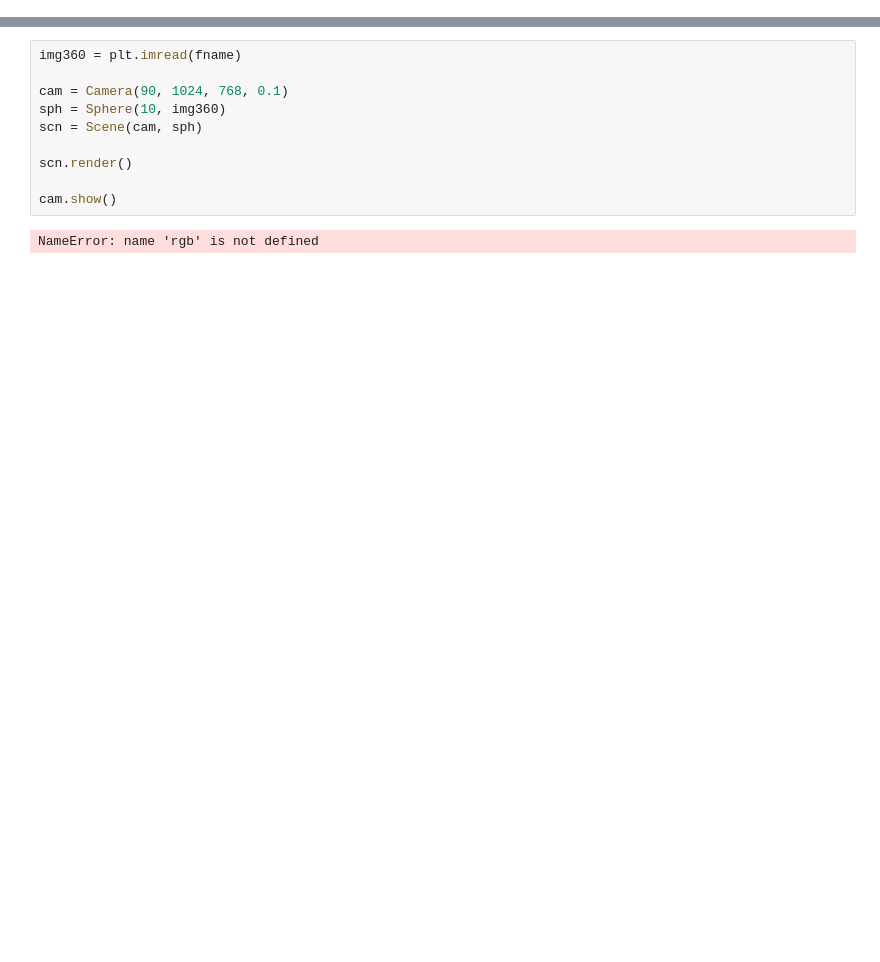
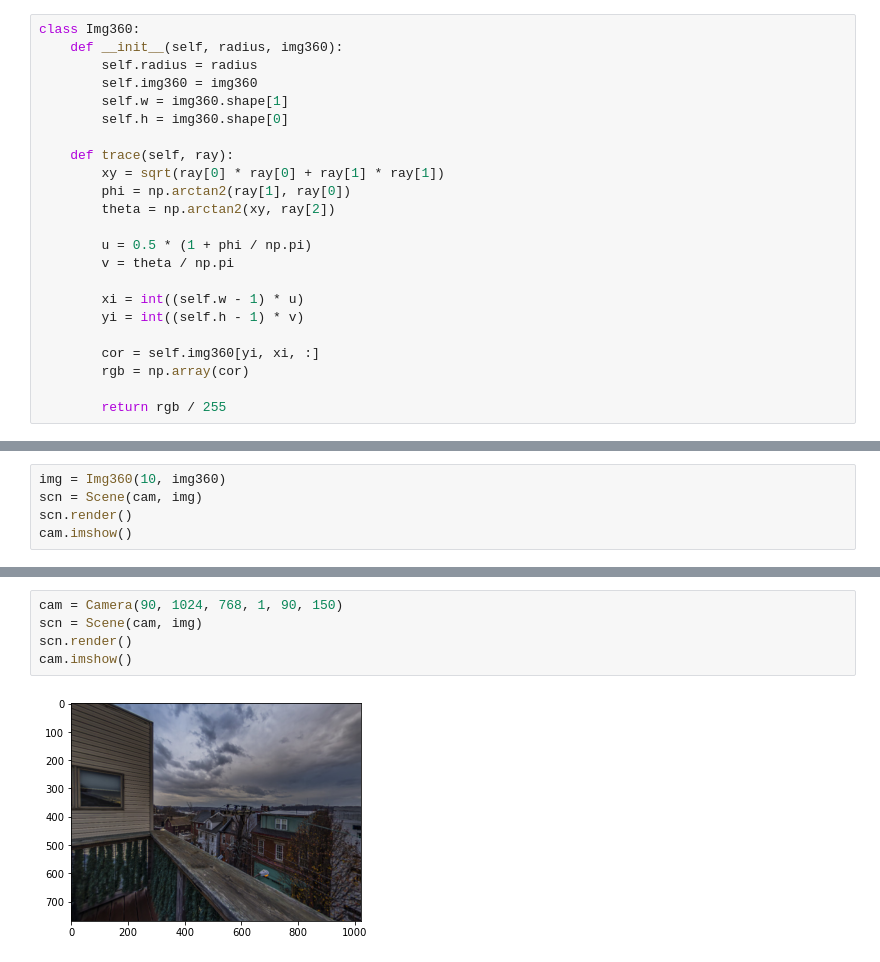
Before and after one commit to doublejv/INF1761-Computacao_Grafica, a Jupyter notebook: trab3/CG21_T3_Imagem360_JoaoVictorGalindo.ipynb, the cells around one changed output, grey strips where cells are left out. Cells and saved outputs as stored; diff of their text form; blank space fills up the shorter version.

```diff
--- a/trab3/CG21_T3_Imagem360_JoaoVictorGalindo.ipynb
+++ b/trab3/CG21_T3_Imagem360_JoaoVictorGalindo.ipynb
@@ -63,0 +95,23 @@ class Scene:
+# %%
+class Img360:
+    def __init__(self, radius, img360):
+        self.radius = radius
+        self.img360 = img360
+        self.w = img360.shape[1]
+        self.h = img360.shape[0]
+
+    def trace(self, ray):
+        xy = sqrt(ray[0] * ray[0] + ray[1] * ray[1])
+        phi = np.arctan2(ray[1], ray[0])
+        theta = np.arctan2(xy, ray[2])
+
+        u = 0.5 * (1 + phi / np.pi)
+        v = theta / np.pi
+
+        xi = int((self.w - 1) * u)
+        yi = int((self.h - 1) * v)
+
+        cor = self.img360[yi, xi, :]
+        rgb = np.array(cor)
+
+        return rgb / 255
@@ -70,0 +147,5 @@ fname
+# %%
+img = Img360(10, img360)
+scn = Scene(cam, img)
+scn.render()
+cam.imshow()
@@ -71,12 +161,7 @@ fname
 # %%
-img360 = plt.imread(fname)
-
-cam = Camera(90, 1024, 768, 0.1)
-sph = Sphere(10, img360)
-scn = Scene(cam, sph)
-
+cam = Camera(90, 1024, 768, 1, 90, 150)
+scn = Scene(cam, img)
 scn.render()
-
-cam.show()
+cam.imshow()
 # %% [output]
-NameError: name 'rgb' is not defined
+[figure, added]
```
Also changed, not shown: parts of 11 cells of this notebook, 4 other files.
